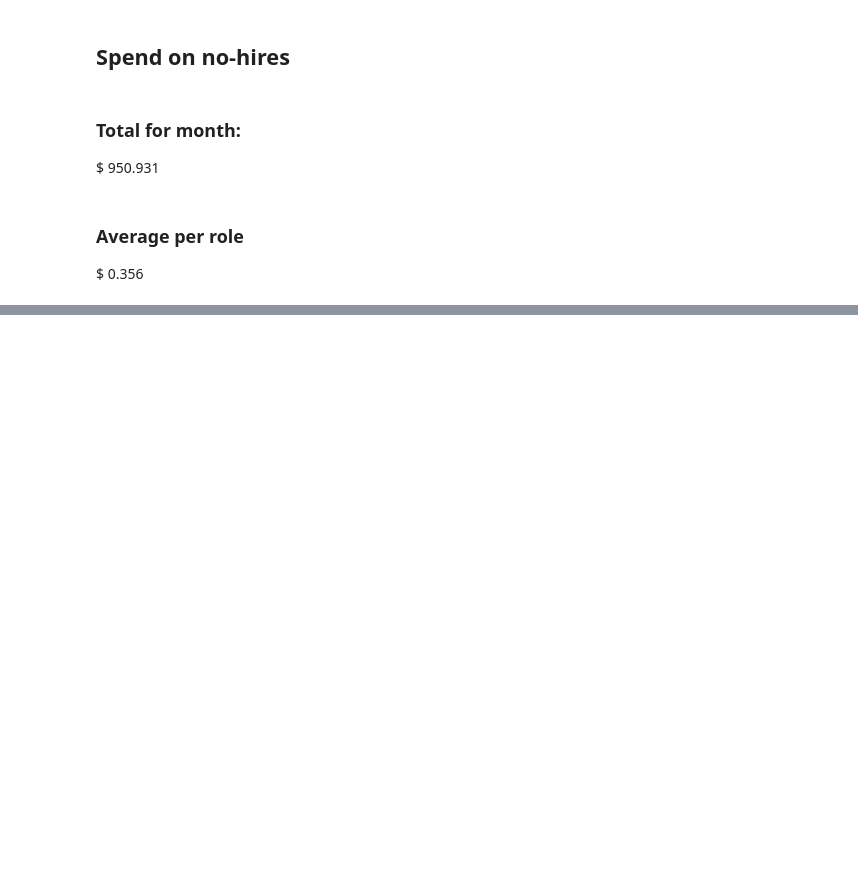
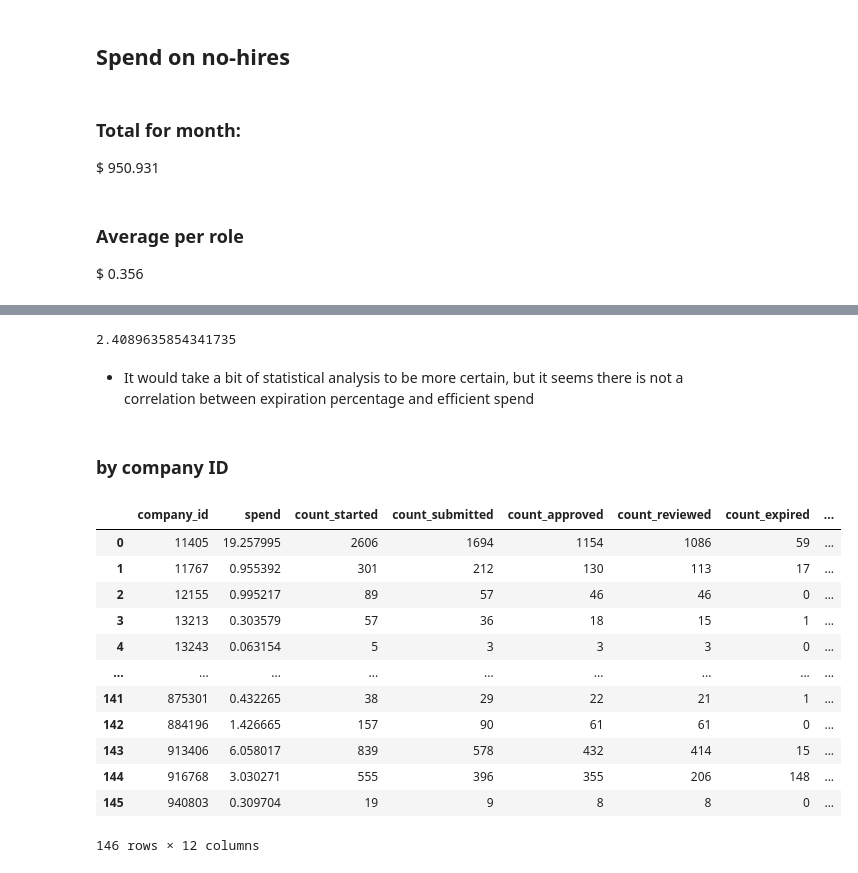
Before and after one commit to JacobTews/hiring_pipeline_analysis, a Jupyter notebook: eda.ipynb, the cells around one changed output, grey strips where cells are left out. Cells and saved outputs as stored; diff of their text form; code cells hidden in the pictures; blank space fills up the shorter version.

```diff
--- a/eda.ipynb
+++ b/eda.ipynb
@@ -324,0 +432,26 @@ average_spend_no_hire
+# %%
+df_expirations[df_expirations['position_id'].isin(bottom_5_position_ids)]['percent_expired'].mean()
+# %% [output]
+2.4089635854341735
+# %% [markdown]
+* It would take a bit of statistical analysis to be more certain, but it seems there is not a correlation between expiration percentage and efficient spend
+# %% [markdown]
+### by company ID
+# %%
+df_gb_company = df.groupby('company_id', as_index=False)[summable_cols].sum()
+# %%
+df_gb_company
+# %% [output]
+|  | company_id | spend | count_started | count_submitted | count_approved | count_reviewed | count_expired | ... |
+| 0 | 11405 | 19.257995 | 2606 | 1694 | 1154 | 1086 | 59 | ... |
+| 1 | 11767 | 0.955392 | 301 | 212 | 130 | 113 | 17 | ... |
+| 2 | 12155 | 0.995217 | 89 | 57 | 46 | 46 | 0 | ... |
+| 3 | 13213 | 0.303579 | 57 | 36 | 18 | 15 | 1 | ... |
+| 4 | 13243 | 0.063154 | 5 | 3 | 3 | 3 | 0 | ... |
+| ... | ... | ... | ... | ... | ... | ... | ... | ... |
+| 141 | 875301 | 0.432265 | 38 | 29 | 22 | 21 | 1 | ... |
+| 142 | 884196 | 1.426665 | 157 | 90 | 61 | 61 | 0 | ... |
+| 143 | 913406 | 6.058017 | 839 | 578 | 432 | 414 | 15 | ... |
+| 144 | 916768 | 3.030271 | 555 | 396 | 355 | 206 | 148 | ... |
+| 145 | 940803 | 0.309704 | 19 | 9 | 8 | 8 | 0 | ... |
+146 rows × 12 columns
```
Also changed, not shown: parts of 29 cells of this notebook.
